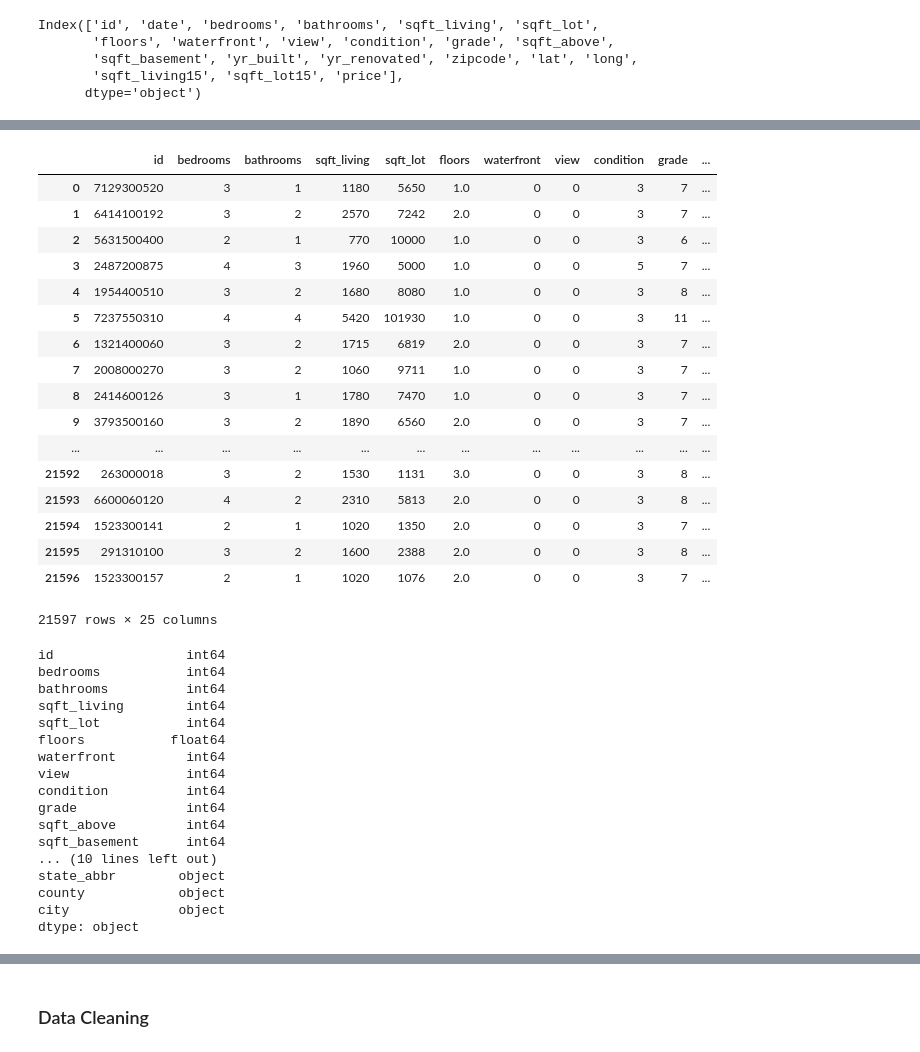
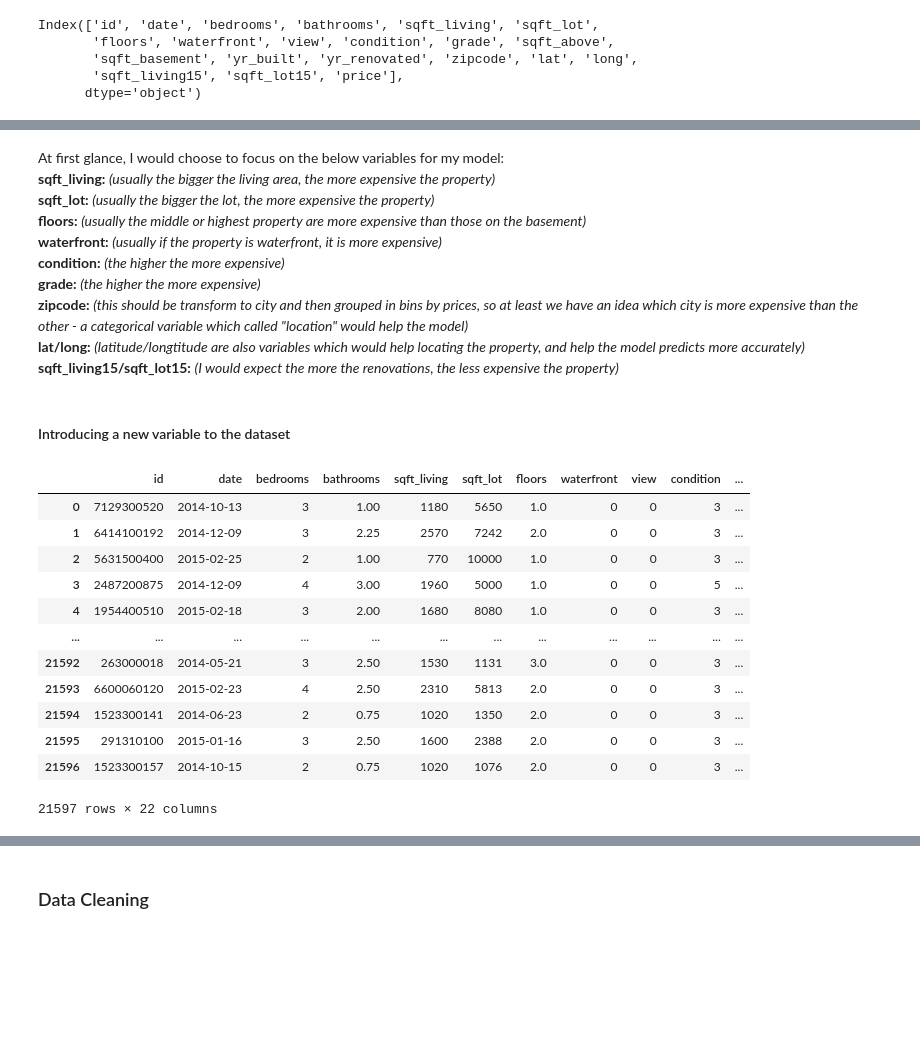
Before and after one commit to vanchido/data_mid_bootcamp_project_regression, a Jupyter notebook: mid_bootcamp_regression_housing_prices.ipynb, the cells around one changed output, grey strips where cells are left out. Cells and saved outputs as stored; diff of their text form; code cells hidden in the pictures; blank space fills up the shorter version.

```diff
--- a/mid_bootcamp_regression_housing_prices.ipynb
+++ b/mid_bootcamp_regression_housing_prices.ipynb
@@ -21,7 +22,11 @@ import warnings
 warnings.filterwarnings('ignore')
 # %%
 data = pd.read_excel('regression_data.xls')
-zipcode = pd.read_excel('geo-data.xls')
+
+cities = pd.read_excel('geo-data.xls')
+
+# We add another dataset here in order to change 'zipcode' to 'city' afterwards
+
 data.shape
 # %% [output]
 (21597, 21)
@@ -46,46 +77,36 @@ Index(['id', 'date', 'bedrooms', 'bathrooms', 'sqft_living', 'sqft_lot',
+# %% [markdown]
+At first glance, I would choose to focus on the below variables for my model:
+<br />**sqft_living:** *(usually the bigger the living area, the more expensive the property)*
+<br />**sqft_lot:** *(usually the bigger the lot, the more expensive the property)*
+<br />**floors:** *(usually the middle or highest property are more expensive than those on the basement)*
+<br />**waterfront:** *(usually if the property is waterfront, it is more expensive)*
+<br />**condition:** *(the higher the more expensive)*
+<br />**grade:** *(the higher the more expensive)*
+<br />**zipcode:** *(this should be transform to city and then grouped in bins by prices, so at least we have an idea which city is more expensive than the other - a categorical variable which called "location" would help the model)*
+<br />**lat/long:** *(latitude/longtitude are also variables which would help locating the property, and help the model predicts more accurately)*
+<br />**sqft_living15/sqft_lot15:** *(I would expect the more the renovations, the less expensive the property)*
+# %% [markdown]
+#### Introducing a new variable to the dataset
 # %%
-# convert dtype of 'zipcode' to object
-zipcode['zipcode'] = zipcode['zipcode'].astype(int)
+# As I said above, I would like to tranform the zipcode into city in order to create bin of city by prices
 
-# merge 2 df to have City in our dataset
-data = data.merge(zipcode,how='left',on='zipcode')
+# Convert dtype of 'zipcode' in 'cities' to the same dtype of 'zipcode' in 'data'
+cities['zipcode'] = cities['zipcode'].astype(int)
+
+# Merge 'data' and 'cities' to have column 'city' in our dataset
+data = data.merge(cities[['zipcode','city']], how='left',on='zipcode')
 data
 # %% [output]
-|  | id | bedrooms | bathrooms | sqft_living | sqft_lot | floors | waterfront | view | condition | grade | ... |
-| 0 | 7129300520 | 3 | 1 | 1180 | 5650 | 1.0 | 0 | 0 | 3 | 7 | ... |
-| 1 | 6414100192 | 3 | 2 | 2570 | 7242 | 2.0 | 0 | 0 | 3 | 7 | ... |
-| 2 | 5631500400 | 2 | 1 | 770 | 10000 | 1.0 | 0 | 0 | 3 | 6 | ... |
-| 3 | 2487200875 | 4 | 3 | 1960 | 5000 | 1.0 | 0 | 0 | 5 | 7 | ... |
-| 4 | 1954400510 | 3 | 2 | 1680 | 8080 | 1.0 | 0 | 0 | 3 | 8 | ... |
-| 5 | 7237550310 | 4 | 4 | 5420 | 101930 | 1.0 | 0 | 0 | 3 | 11 | ... |
-| 6 | 1321400060 | 3 | 2 | 1715 | 6819 | 2.0 | 0 | 0 | 3 | 7 | ... |
-| 7 | 2008000270 | 3 | 2 | 1060 | 9711 | 1.0 | 0 | 0 | 3 | 7 | ... |
-| 8 | 2414600126 | 3 | 1 | 1780 | 7470 | 1.0 | 0 | 0 | 3 | 7 | ... |
-| 9 | 3793500160 | 3 | 2 | 1890 | 6560 | 2.0 | 0 | 0 | 3 | 7 | ... |
+|  | id | date | bedrooms | bathrooms | sqft_living | sqft_lot | floors | waterfront | view | condition | ... |
+| 0 | 7129300520 | 2014-10-13 | 3 | 1.00 | 1180 | 5650 | 1.0 | 0 | 0 | 3 | ... |
+| 1 | 6414100192 | 2014-12-09 | 3 | 2.25 | 2570 | 7242 | 2.0 | 0 | 0 | 3 | ... |
+| 2 | 5631500400 | 2015-02-25 | 2 | 1.00 | 770 | 10000 | 1.0 | 0 | 0 | 3 | ... |
+| 3 | 2487200875 | 2014-12-09 | 4 | 3.00 | 1960 | 5000 | 1.0 | 0 | 0 | 5 | ... |
+| 4 | 1954400510 | 2015-02-18 | 3 | 2.00 | 1680 | 8080 | 1.0 | 0 | 0 | 3 | ... |
 | ... | ... | ... | ... | ... | ... | ... | ... | ... | ... | ... | ... |
-| 21592 | 263000018 | 3 | 2 | 1530 | 1131 | 3.0 | 0 | 0 | 3 | 8 | ... |
-| 21593 | 6600060120 | 4 | 2 | 2310 | 5813 | 2.0 | 0 | 0 | 3 | 8 | ... |
-| 21594 | 1523300141 | 2 | 1 | 1020 | 1350 | 2.0 | 0 | 0 | 3 | 7 | ... |
-| 21595 | 291310100 | 3 | 2 | 1600 | 2388 | 2.0 | 0 | 0 | 3 | 8 | ... |
-| 21596 | 1523300157 | 2 | 1 | 1020 | 1076 | 2.0 | 0 | 0 | 3 | 7 | ... |
+| 21592 | 263000018 | 2014-05-21 | 3 | 2.50 | 1530 | 1131 | 3.0 | 0 | 0 | 3 | ... |
+| 21593 | 6600060120 | 2015-02-23 | 4 | 2.50 | 2310 | 5813 | 2.0 | 0 | 0 | 3 | ... |
+| 21594 | 1523300141 | 2014-06-23 | 2 | 0.75 | 1020 | 1350 | 2.0 | 0 | 0 | 3 | ... |
+| 21595 | 291310100 | 2015-01-16 | 3 | 2.50 | 1600 | 2388 | 2.0 | 0 | 0 | 3 | ... |
+| 21596 | 1523300157 | 2014-10-15 | 2 | 0.75 | 1020 | 1076 | 2.0 | 0 | 0 | 3 | ... |
-21597 rows × 25 columns
+21597 rows × 22 columns
-# %%
-data.dtypes
-# %% [output]
-id                 int64
-bedrooms           int64
-bathrooms          int64
-sqft_living        int64
-sqft_lot           int64
-floors           float64
-waterfront         int64
-view               int64
-condition          int64
-grade              int64
-sqft_above         int64
-sqft_basement      int64
-... (10 lines left out)
-state_abbr        object
-county            object
-city              object
-dtype: object
```
Also changed, not shown: parts of 70 cells of this notebook, 2 other files.
